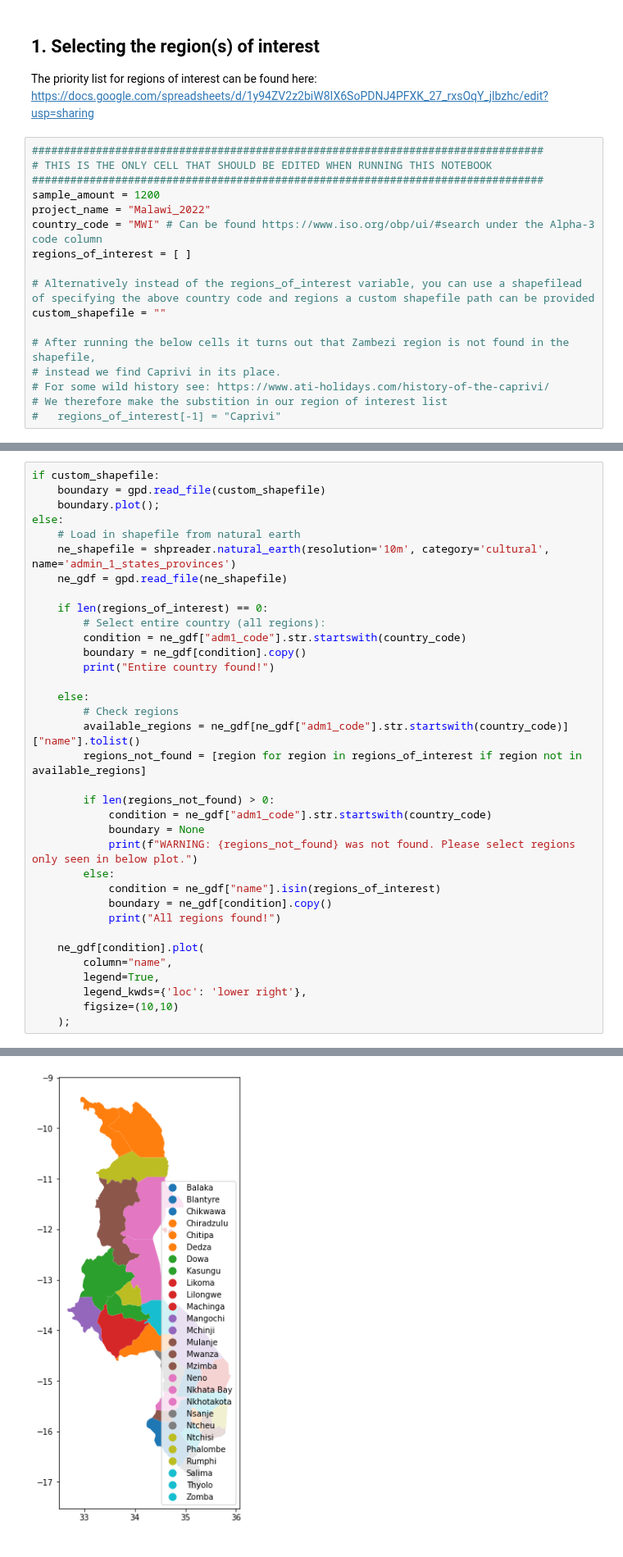
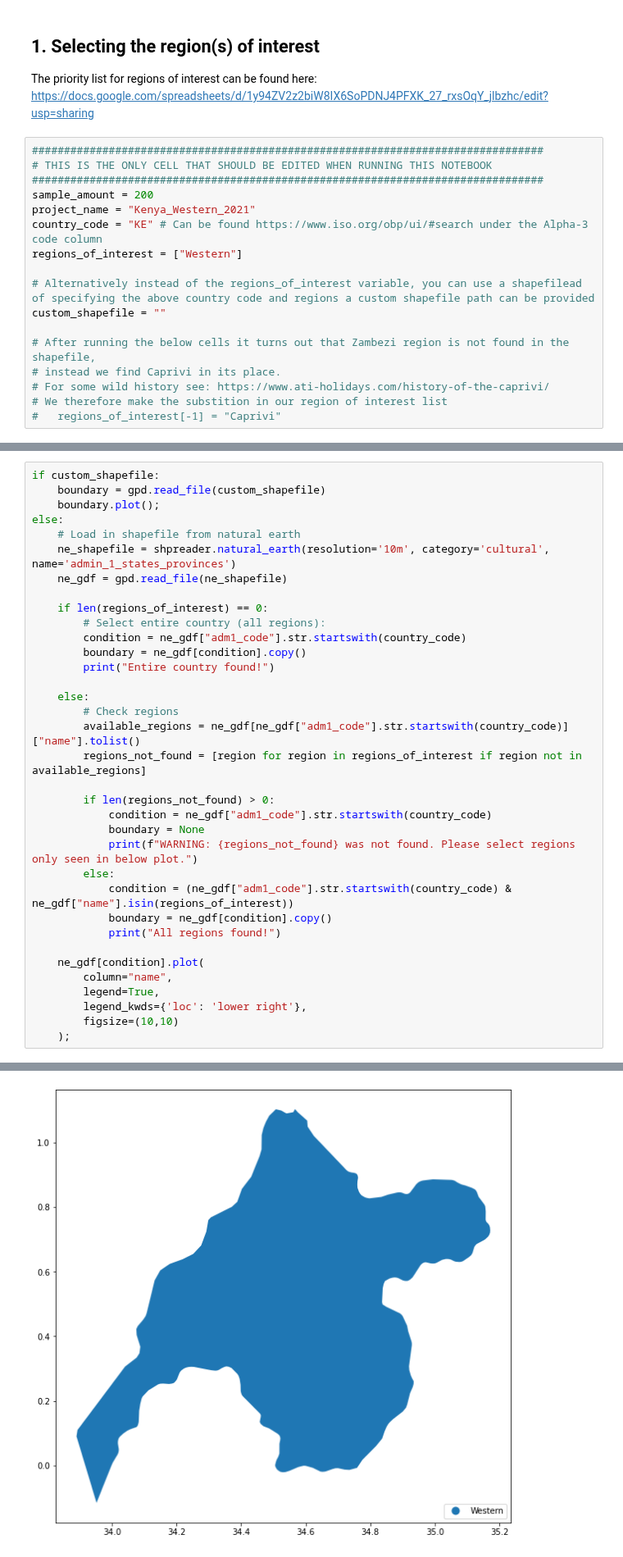
Before and after one commit to nasaharvest/crop-mask, a Jupyter notebook: notebooks/random_sample_from_shapefile_ceo.ipynb, the cells around one changed output, grey strips where cells are left out. Shown at 82% size. Drawn from its saved outputs; the diff is of its cells as text.

Commit message:
Kenya points

```diff
--- a/notebooks/random_sample_from_shapefile_ceo.ipynb
+++ b/notebooks/random_sample_from_shapefile_ceo.ipynb
@@ -24,10 +24,10 @@ The priority list for regions of interest can be found here: https://docs.google
 ################################################################################
 # THIS IS THE ONLY CELL THAT SHOULD BE EDITED WHEN RUNNING THIS NOTEBOOK
 ################################################################################
-sample_amount = 1200
-project_name = "Malawi_2022"
-country_code = "MWI" # Can be found https://www.iso.org/obp/ui/#search under the Alpha-3 code column
-regions_of_interest = [ ]
+sample_amount = 200
+project_name = "Kenya_Western_2021"
+country_code = "KE" # Can be found https://www.iso.org/obp/ui/#search under the Alpha-3 code column
+regions_of_interest = ["Western"]
 
 # Alternatively instead of the regions_of_interest variable, you can use a shapefilead of specifying the above country code and regions a custom shapefile path can be provided
 custom_shapefile = ""
@@ -70,7 +70,7 @@ else:
             boundary = None
             print(f"WARNING: {regions_not_found} was not found. Please select regions only seen in below plot.")
         else:
-            condition = ne_gdf["name"].isin(regions_of_interest)
+            condition = (ne_gdf["adm1_code"].str.startswith(country_code) & ne_gdf["name"].isin(regions_of_interest))
             boundary = ne_gdf[condition].copy()
             print("All regions found!")
 
@@ -85,4 +85,4 @@ Entire country found!
-[figure, old version]
+[figure, new version]
 # %%
 # Verify boundary is set
 assert boundary is not None, "Boundary was not set in above cell, most likely due to not all regions found."
```
Also changed, not shown: parts of 5 cells of this notebook, 2 other files.
